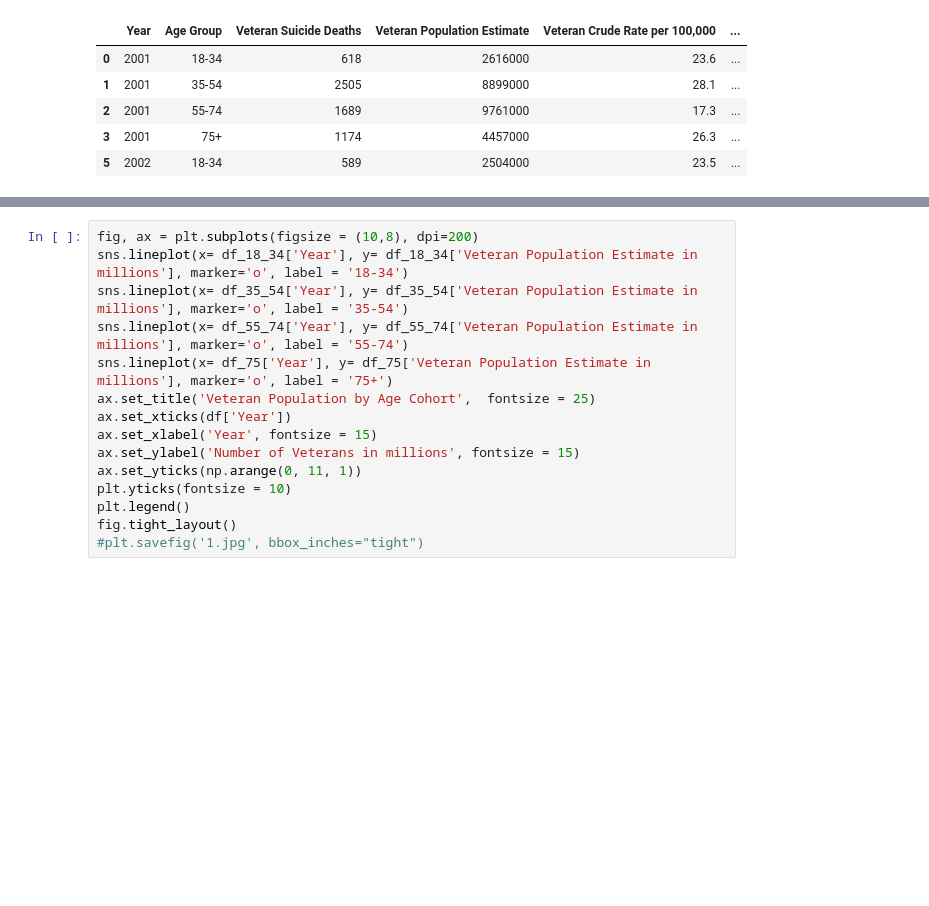
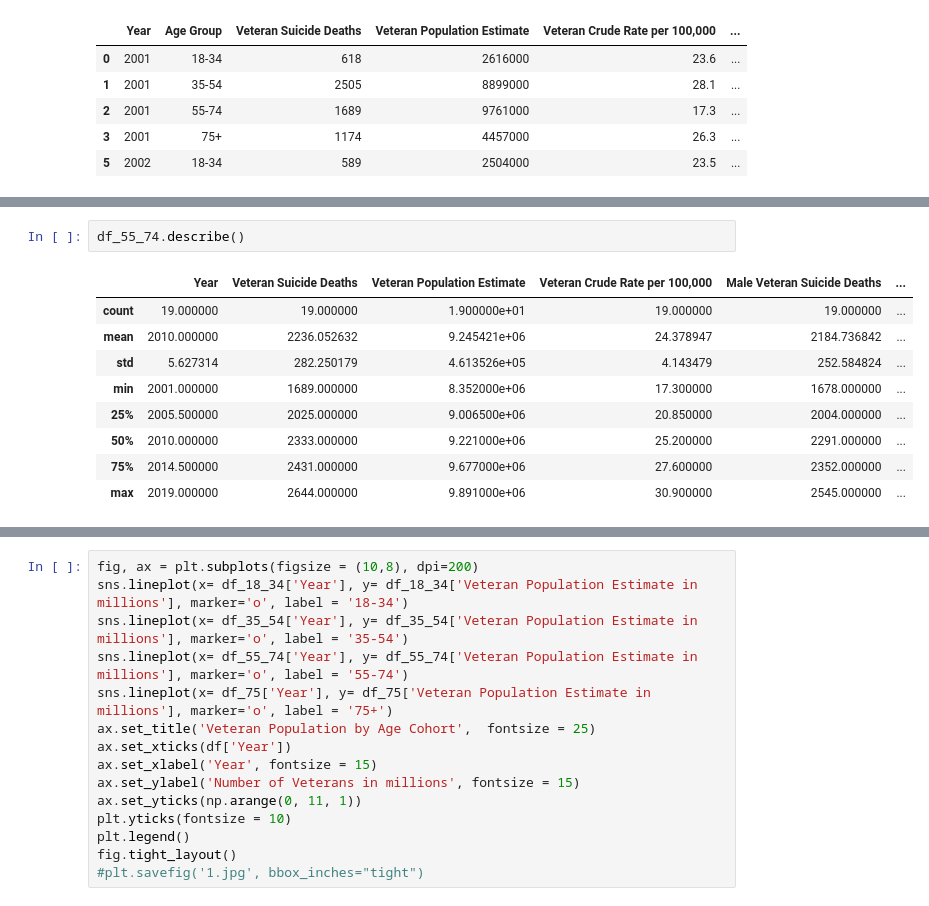
Before and after one commit to chsshong/final-capstone, a Jupyter notebook: notebook/VA Suicide by age.ipynb, the cells around one changed output, grey strips where cells are left out. Saved outputs shown, nothing was run; the diff lists cells and outputs as text; blank space fills up the shorter version.

```diff
--- a/notebook/VA Suicide by age.ipynb
+++ b/notebook/VA Suicide by age.ipynb
@@ -97,0 +121,12 @@ df_75 = filter_column(df,'Age Group', '75+')
+# %%
+df_55_74.describe()
+# %% [output]
+|  | Year | Veteran Suicide Deaths | Veteran Population Estimate | Veteran Crude Rate per 100,000 | Male Veteran Suicide Deaths | ... |
+| count | 19.000000 | 19.000000 | 1.900000e+01 | 19.000000 | 19.000000 | ... |
+| mean | 2010.000000 | 2236.052632 | 9.245421e+06 | 24.378947 | 2184.736842 | ... |
+| std | 5.627314 | 282.250179 | 4.613526e+05 | 4.143479 | 252.584824 | ... |
+| min | 2001.000000 | 1689.000000 | 8.352000e+06 | 17.300000 | 1678.000000 | ... |
+| 25% | 2005.500000 | 2025.000000 | 9.006500e+06 | 20.850000 | 2004.000000 | ... |
+| 50% | 2010.000000 | 2333.000000 | 9.221000e+06 | 25.200000 | 2291.000000 | ... |
+| 75% | 2014.500000 | 2431.000000 | 9.677000e+06 | 27.600000 | 2352.000000 | ... |
+| max | 2019.000000 | 2644.000000 | 9.891000e+06 | 30.900000 | 2545.000000 | ... |
```
Also changed, not shown: parts of 13 cells of this notebook, 8 other files.
